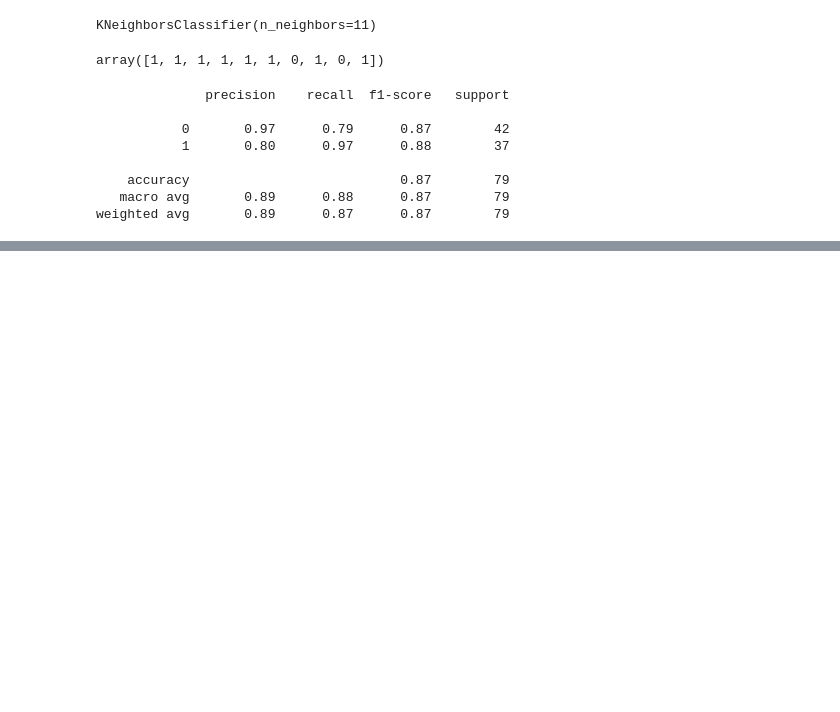
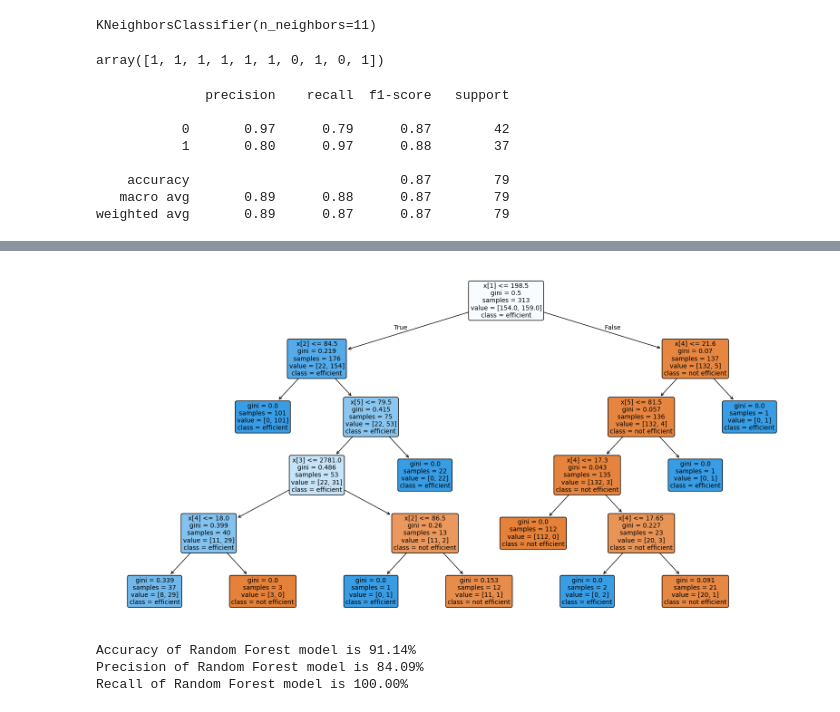
Before and after one commit to avanteesarve-code/Green-AI---python, a Jupyter notebook: mg.ipynb, the cells around one changed output, grey strips where cells are left out. Cells and saved outputs as stored; diff of their text form; code cells hidden in the pictures; blank space fills up the shorter version.

```diff
--- a/mg.ipynb
+++ b/mg.ipynb
@@ -255,0 +258,5 @@ weighted avg       0.89      0.87      0.87        79
+# %%
+#Implement Decision Tree
+from sklearn.tree import DecisionTreeClassifier
+dt_model = DecisionTreeClassifier(max_depth= 5, random_state= 42)
+dt_model.fit(X_train, y_train)
@@ -255,0 +281,22 @@ weighted avg       0.89      0.87      0.87        79
+# %%
+#plotting the ddecision tree
+from sklearn.tree import plot_tree
+import matplotlib.pyplot as pltplp
+plt.figure(figsize=(20,10))
+plot_tree(dt_model, class_names=['not efficient','efficient'], filled = True, rounded= True, fontsize=10)
+plt.show()
+# %% [output]
+[figure, added]
+# %%
+# random forest
+from sklearn.ensemble import RandomForestClassifier
+rf_model = RandomForestClassifier(n_estimators=20, max_depth=5, random_state=42)
+rf_model.fit(X_train_scaled, y_train)
+y_rf_pred = rf_model.predict(X_test_scaled)
+print(f"Accuracy of Random Forest model is {accuracy_score(y_test, y_rf_pred)*100:.2f}%")
+print(f"Precision of Random Forest model is {precision_score(y_test, y_rf_pred)*100:.2f}%")
+print(f"Recall of Random Forest model is {recall_score(y_test, y_rf_pred)*100:.2f}%")
+# %% [output]
+Accuracy of Random Forest model is 91.14%
+Precision of Random Forest model is 84.09%
+Recall of Random Forest model is 100.00%
```
Also changed, not shown: parts of 8 cells of this notebook, 4 other files.
